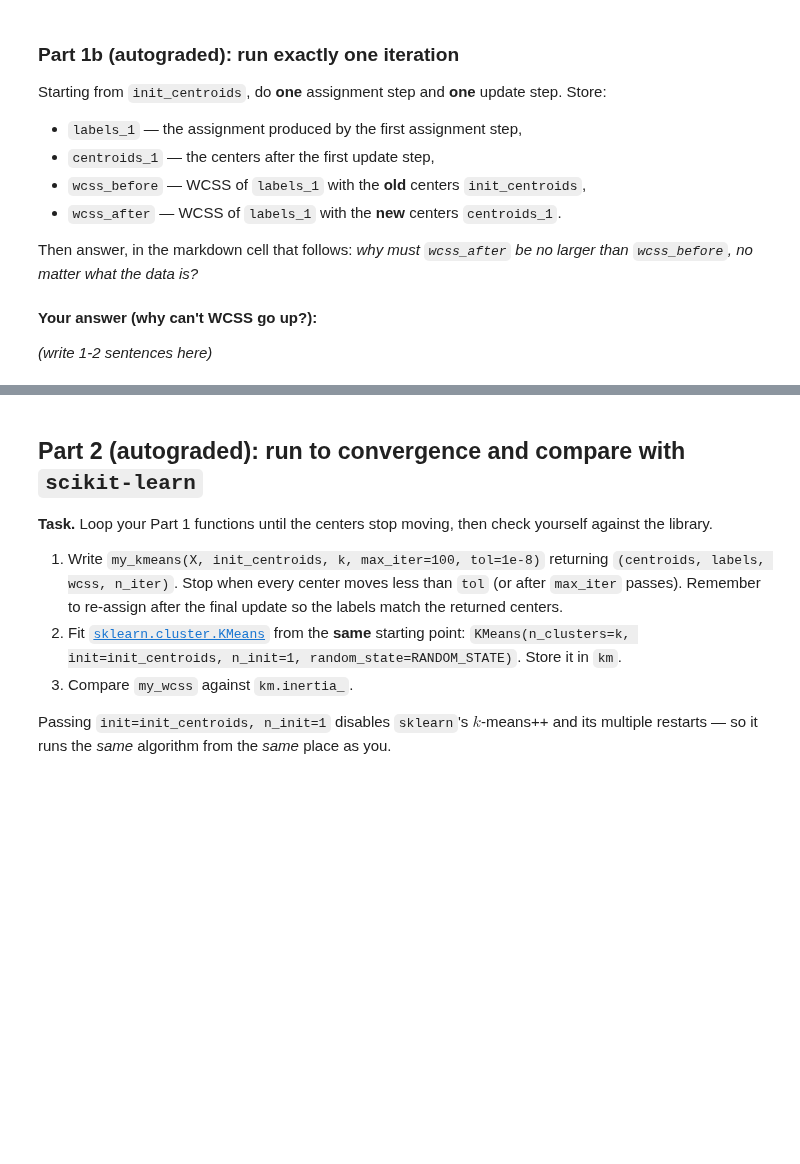
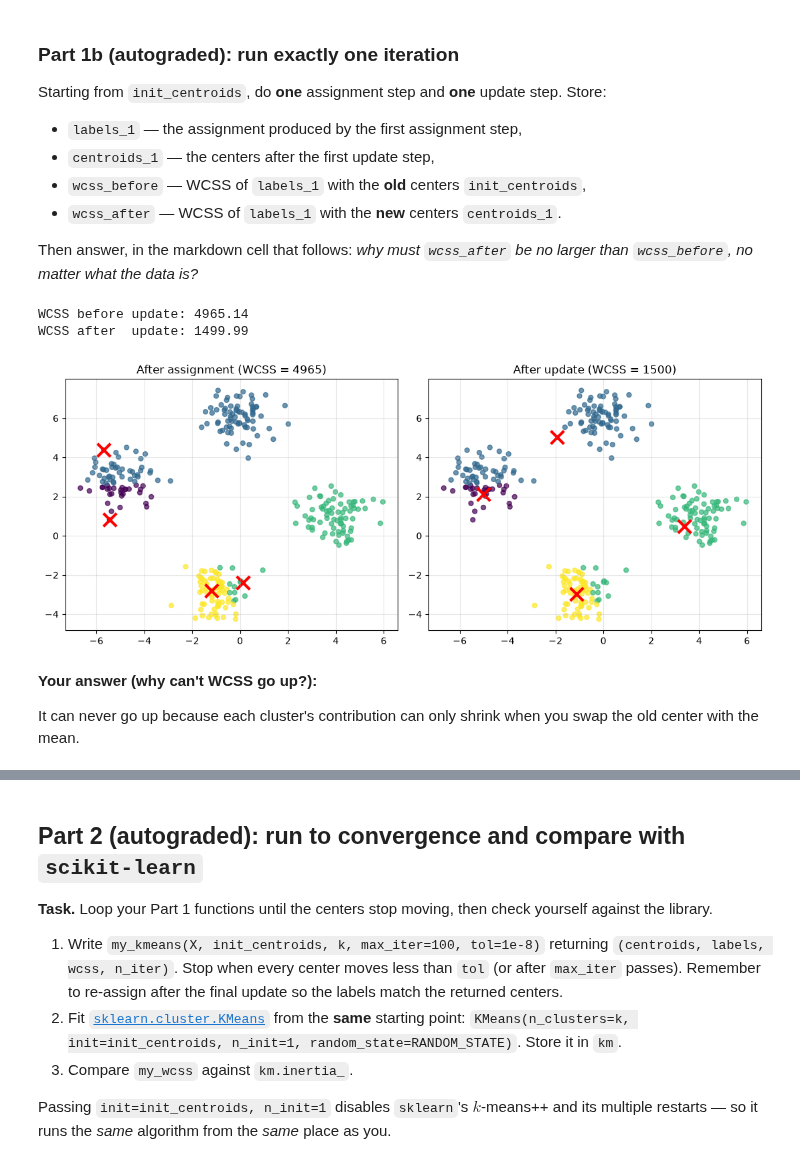
Before and after one commit to DevanshVajpayee/DS701-Materials-FA26, a Jupyter notebook: class_activity_notebooks/03-InClass-Exercise-Clustering-A1/03-InClass-Exercise-Clustering-A1.ipynb, the cells around one changed output, grey strips where cells are left out. Drawn from its saved outputs; the diff is of its cells as text; code cells hidden in the pictures; blank space fills up the shorter version.

```diff
--- a/class_activity_notebooks/03-InClass-Exercise-Clustering-A1/03-InClass-Exercise-Clustering-A1.ipynb
+++ b/class_activity_notebooks/03-InClass-Exercise-Clustering-A1/03-InClass-Exercise-Clustering-A1.ipynb
@@ -177,17 +190,24 @@ still produce an array of a plausible shape, silently pairing the wrong things.
 # %%
 def assign_clusters(X, centroids):
     """Return the index of the nearest centroid for each row of X."""
-    ...
+    diffs = X[:, np.newaxis, :] - centroids[np.newaxis, :, :]
+    sq_dists = np.sum(diffs ** 2, axis=2)
+    return np.argmin(sq_dists, axis=1)
 
 
 def update_centroids(X, labels, k):
     """Return the (k, d) array of cluster means."""
-    ...
+    return np.array([X[labels == j].mean(axis=0) for j in range(k)])
 
 
 def compute_wcss(X, labels, centroids):
     """Return the within-cluster sum of squared distances to the assigned center."""
-    ...
+    total = 0.0
+    for j in range(len(centroids)):
+        cluster_points = X[labels == j]
+        diffs = cluster_points - centroids[j]
+        total += np.sum(diffs ** 2)
+    return total
 # %% [markdown]
 ### Part 1b (autograded): run exactly one iteration
 
@@ -202,29 +222,33 @@ Store:
 Then answer, in the markdown cell that follows: *why must `wcss_after` be no larger
 than `wcss_before`, no matter what the data is?*
 # %%
-labels_1 = ...
-wcss_before = ...
+labels_1 = assign_clusters(X, init_centroids)
+wcss_before = compute_wcss(X, labels_1, init_centroids)
 
-centroids_1 = ...
-wcss_after = ...
+centroids_1 = update_centroids(X, labels_1, k)
+wcss_after = compute_wcss(X, labels_1, centroids_1)
 
 print(f"WCSS before update: {wcss_before:.2f}")
 print(f"WCSS after  update: {wcss_after:.2f}")
 
 fig, axes = plt.subplots(1, 2, figsize=(11, 4.5))
 for ax, cents, title in [
     (axes[0], init_centroids, f"After assignment (WCSS = {wcss_before:.0f})"),
     (axes[1], centroids_1, f"After update (WCSS = {wcss_after:.0f})"),
 ]:
     ax.scatter(X[:, 0], X[:, 1], c=labels_1, cmap="viridis", s=25, alpha=0.7)
     ax.scatter(cents[:, 0], cents[:, 1], c="red", marker="x", s=200, linewidths=3)
     ax.set_title(title)
     ax.grid(alpha=0.3)
 plt.tight_layout()
 plt.show()
+# %% [output]
+WCSS before update: 4965.14
+WCSS after  update: 1499.99
+[figure, added]
 # %% [markdown]
 **Your answer (why can't WCSS go up?):**
 
-*(write 1-2 sentences here)*
+It can never go up because each cluster's contribution can only shrink when you swap the old center with the mean.
 # %%
 grader.check("q1")
```
Also changed, not shown: parts of 20 cells of this notebook, 7 other files.
